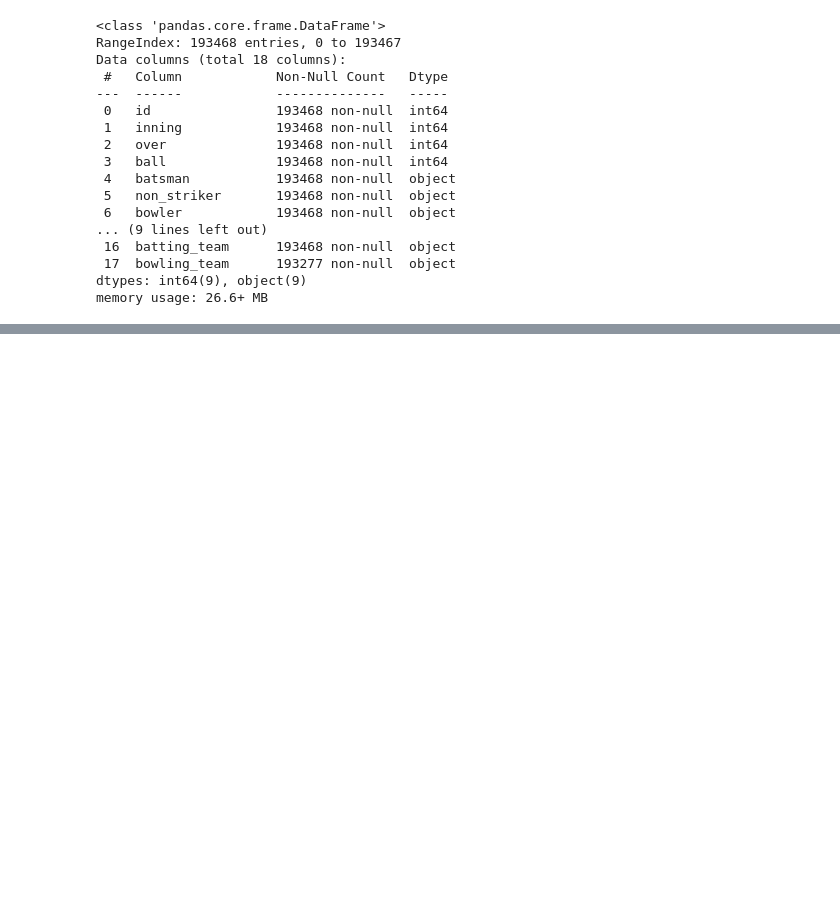
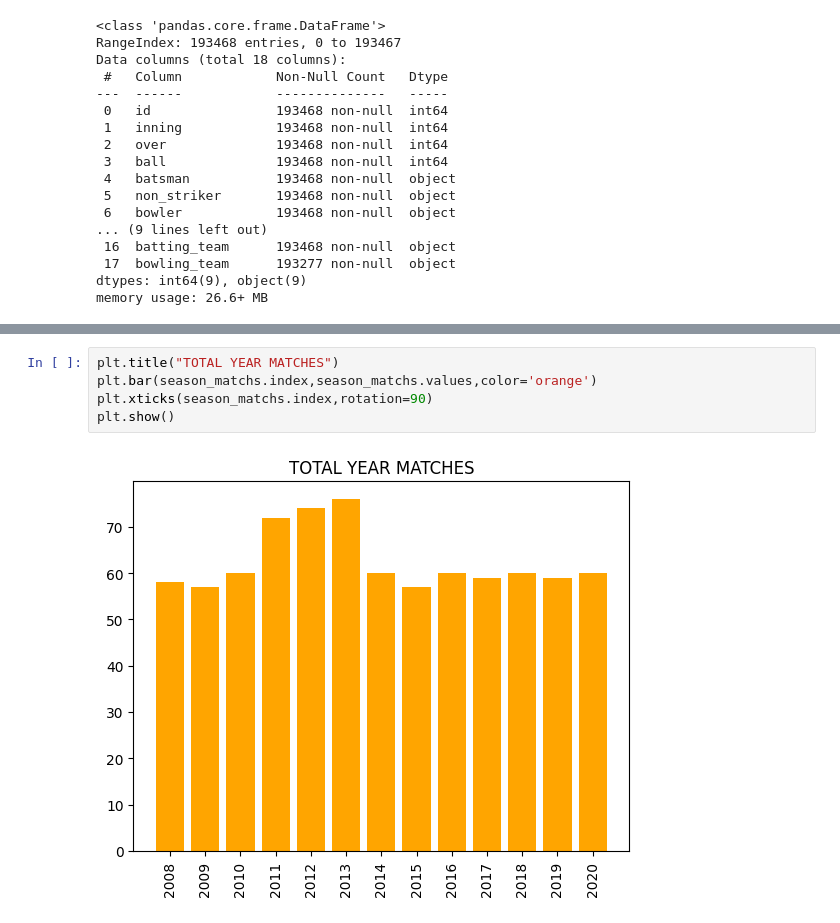
Before and after one commit to shankar-kumar-skj/REGEX, a Jupyter notebook: DAY_9/DAY_9.ipynb, the cells around one changed output, grey strips where cells are left out. Drawn from its saved outputs; the diff is of its cells as text; blank space fills up the shorter version.

```diff
--- a/DAY_9/DAY_9.ipynb
+++ b/DAY_9/DAY_9.ipynb
@@ -129,0 +503,7 @@ memory usage: 26.6+ MB
+# %%
+plt.title("TOTAL YEAR MATCHES")
+plt.bar(season_matchs.index,season_matchs.values,color='orange')
+plt.xticks(season_matchs.index,rotation=90)
+plt.show()
+# %% [output]
+[figure, added]
```
Also changed, not shown: parts of 71 cells of this notebook, 2 other files.
